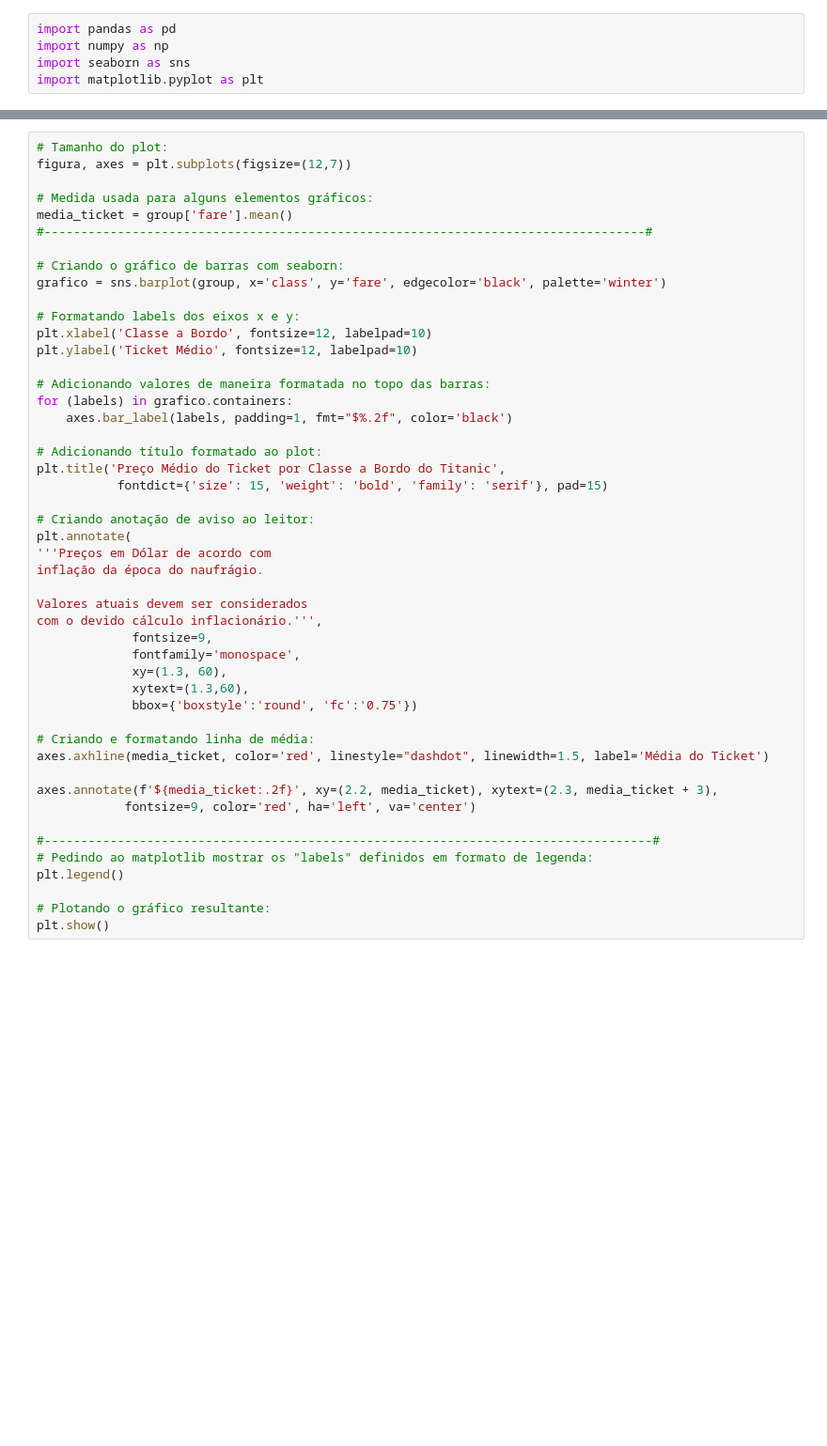
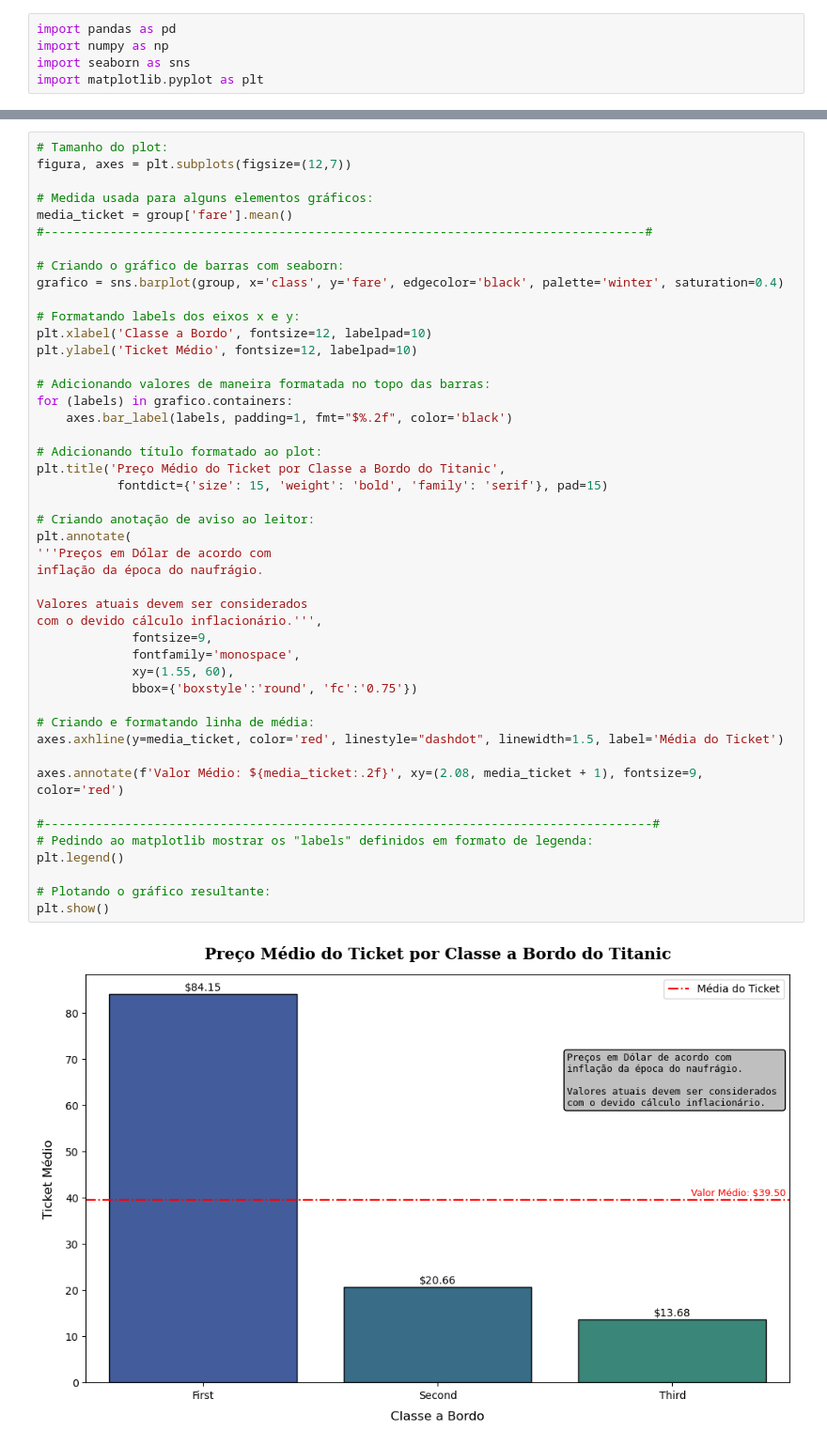
Before and after one commit to JoSEPHDev2022/Arquivos_Monitoria, a Jupyter notebook: modulo_4/plots.ipynb, the cells around one changed output, grey strips where cells are left out. Shown at 94% size. Saved outputs shown, nothing was run; the diff lists cells and outputs as text; blank space fills up the shorter version.

```diff
--- a/modulo_4/plots.ipynb
+++ b/modulo_4/plots.ipynb
@@ -44,43 +106,43 @@ media_ticket = group['fare'].mean()
 #----------------------------------------------------------------------------------#
 
 # Criando o gráfico de barras com seaborn:
-grafico = sns.barplot(group, x='class', y='fare', edgecolor='black', palette='winter')
+grafico = sns.barplot(group, x='class', y='fare', edgecolor='black', palette='winter', saturation=0.4)
 
 # Formatando labels dos eixos x e y:
 plt.xlabel('Classe a Bordo', fontsize=12, labelpad=10)
 plt.ylabel('Ticket Médio', fontsize=12, labelpad=10)
 
 # Adicionando valores de maneira formatada no topo das barras:
 for (labels) in grafico.containers:
     axes.bar_label(labels, padding=1, fmt="$%.2f", color='black')
 
 # Adicionando título formatado ao plot:
 plt.title('Preço Médio do Ticket por Classe a Bordo do Titanic',
            fontdict={'size': 15, 'weight': 'bold', 'family': 'serif'}, pad=15)
 
 # Criando anotação de aviso ao leitor:
 plt.annotate(
 '''Preços em Dólar de acordo com
 inflação da época do naufrágio.
 
 Valores atuais devem ser considerados
 com o devido cálculo inflacionário.''',
              fontsize=9,
              fontfamily='monospace',
-             xy=(1.3, 60),
-             xytext=(1.3,60),
+             xy=(1.55, 60),
              bbox={'boxstyle':'round', 'fc':'0.75'})
 
 # Criando e formatando linha de média:
-axes.axhline(media_ticket, color='red', linestyle="dashdot", linewidth=1.5, label='Média do Ticket')
+axes.axhline(y=media_ticket, color='red', linestyle="dashdot", linewidth=1.5, label='Média do Ticket')
 
-axes.annotate(f'${media_ticket:.2f}', xy=(2.2, media_ticket), xytext=(2.3, media_ticket + 3),
-            fontsize=9, color='red', ha='left', va='center')
+axes.annotate(f'Valor Médio: ${media_ticket:.2f}', xy=(2.08, media_ticket + 1), fontsize=9, color='red')
 
 #-----------------------------------------------------------------------------------#
 # Pedindo ao matplotlib mostrar os "labels" definidos em formato de legenda:
 plt.legend()
 
 # Plotando o gráfico resultante:
 plt.show()
+# %% [output]
+[figure, added]
 # %% [markdown]
```
Also changed, not shown: parts of 21 cells of this notebook.
